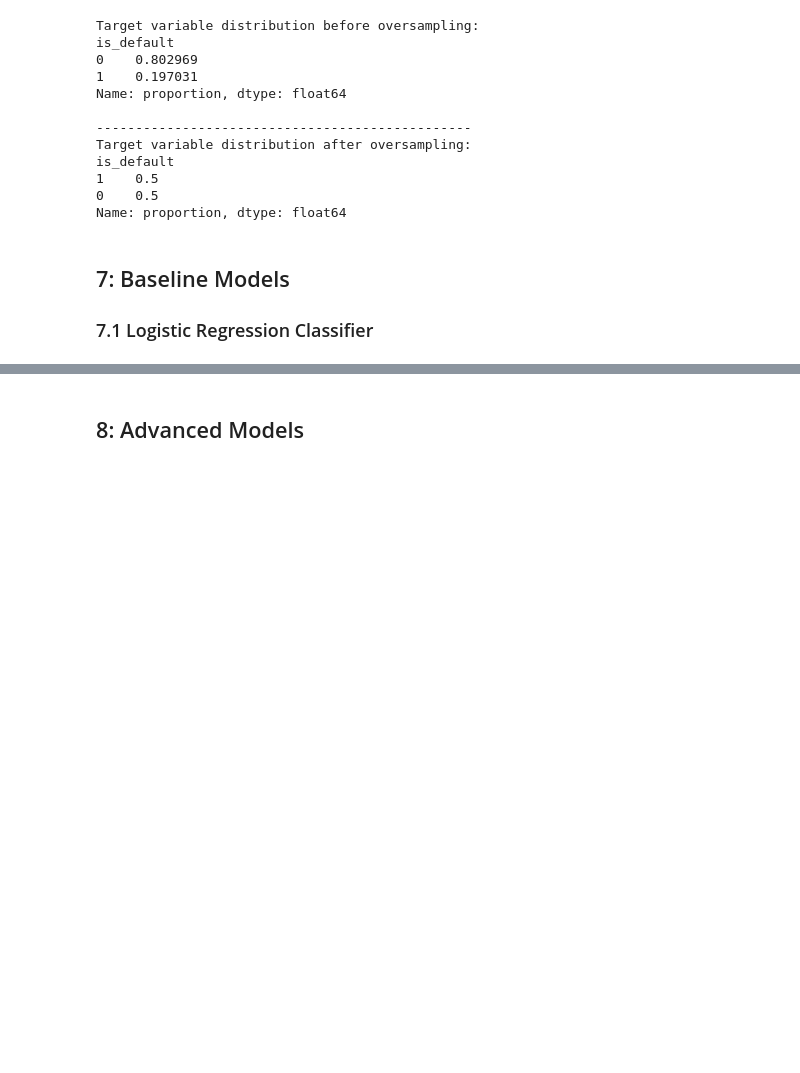
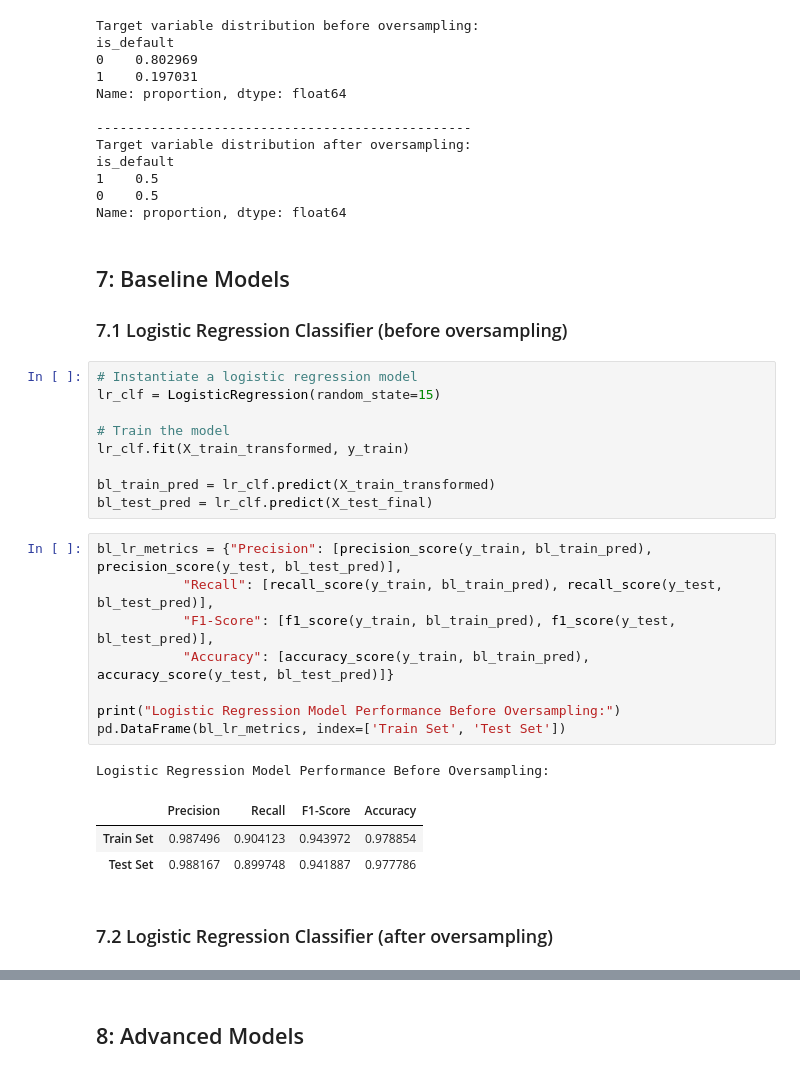
Before and after one commit to mnenedavid/Loan-Default-Risk-Detection, a Jupyter notebook: notebook.ipynb, the cells around one changed output, grey strips where cells are left out. Saved outputs shown, nothing was run; the diff lists cells and outputs as text; blank space fills up the shorter version.

```diff
--- a/notebook.ipynb
+++ b/notebook.ipynb
@@ -1705,4 +1705,28 @@ is_default
 Name: proportion, dtype: float64
 # %% [markdown]
 ## 7: Baseline Models
-### 7.1 Logistic Regression Classifier
+### 7.1 Logistic Regression Classifier (before oversampling)
+# %%
+# Instantiate a logistic regression model
+lr_clf = LogisticRegression(random_state=15)
+
+# Train the model
+lr_clf.fit(X_train_transformed, y_train)
+
+bl_train_pred = lr_clf.predict(X_train_transformed)
+bl_test_pred = lr_clf.predict(X_test_final)
+# %%
+bl_lr_metrics = {"Precision": [precision_score(y_train, bl_train_pred), precision_score(y_test, bl_test_pred)],
+           "Recall": [recall_score(y_train, bl_train_pred), recall_score(y_test, bl_test_pred)],
+           "F1-Score": [f1_score(y_train, bl_train_pred), f1_score(y_test, bl_test_pred)],
+           "Accuracy": [accuracy_score(y_train, bl_train_pred), accuracy_score(y_test, bl_test_pred)]}
+
+print("Logistic Regression Model Performance Before Oversampling:")
+pd.DataFrame(bl_lr_metrics, index=['Train Set', 'Test Set'])
+# %% [output]
+Logistic Regression Model Performance Before Oversampling:
+|  | Precision | Recall | F1-Score | Accuracy |
+| Train Set | 0.987496 | 0.904123 | 0.943972 | 0.978854 |
+| Test Set | 0.988167 | 0.899748 | 0.941887 | 0.977786 |
+# %% [markdown]
+### 7.2 Logistic Regression Classifier (after oversampling)
```
Also changed, not shown: parts of 10 cells of this notebook.
